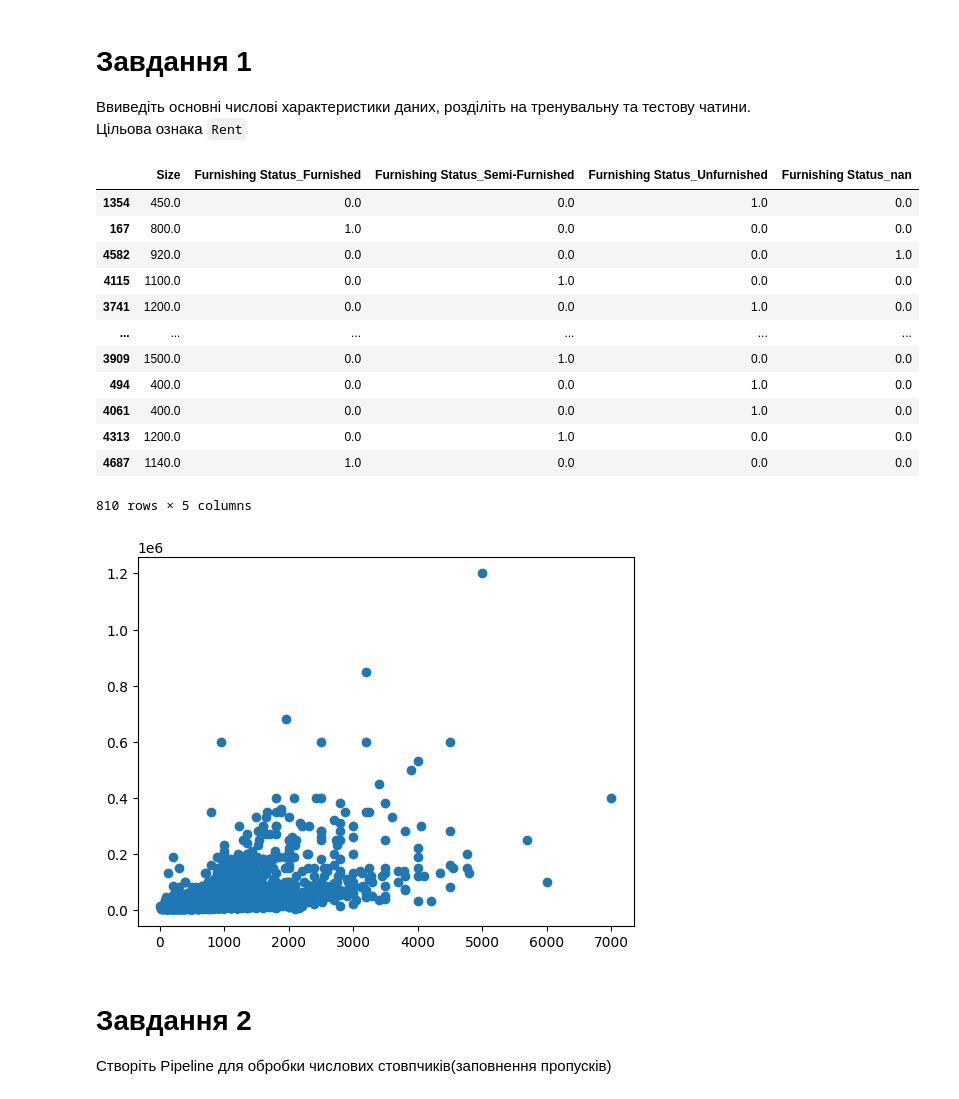
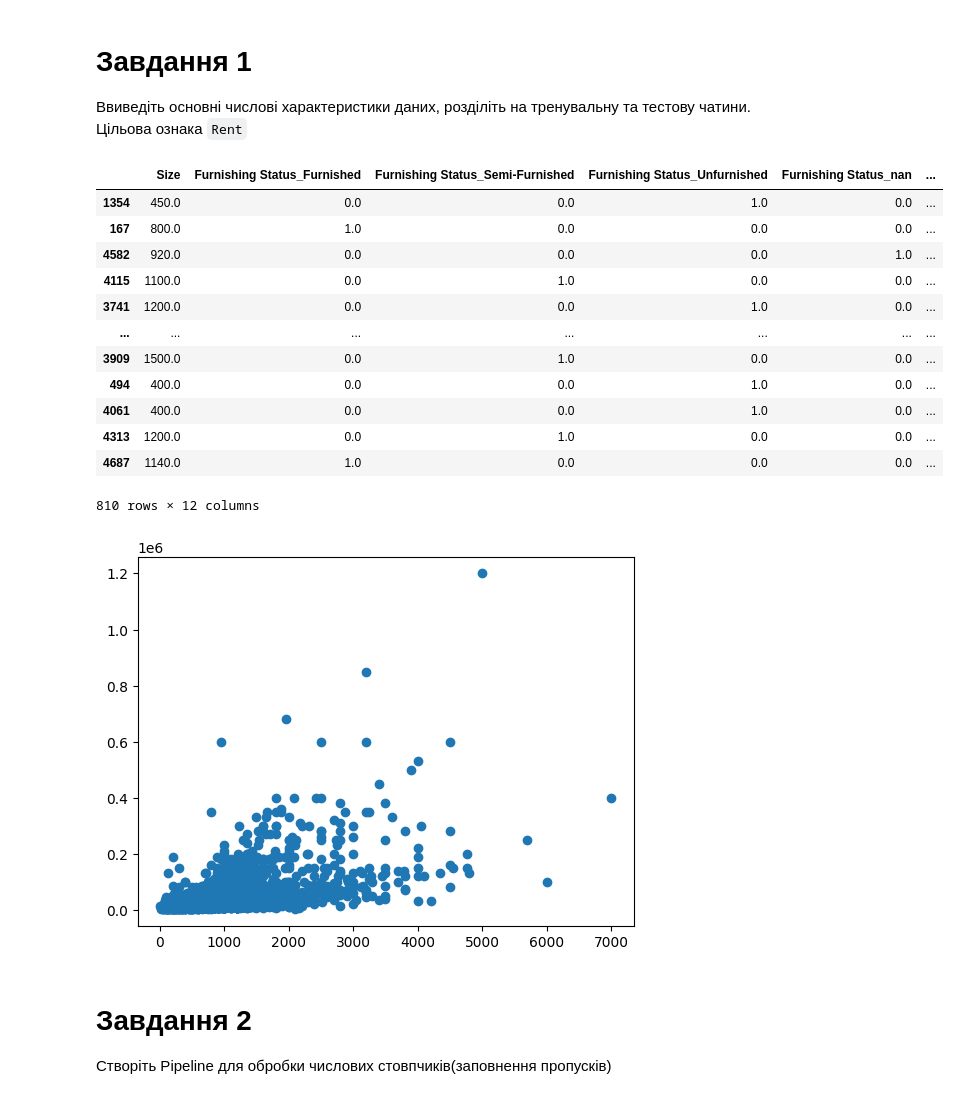
Before and after one commit to svetlanama/ai_practice, a Jupyter notebook: ДЗ_7.ipynb, the cells around one changed output. Cells and saved outputs as stored; diff of their text form; code cells hidden in the pictures.

```diff
--- a/ДЗ_7.ipynb
+++ b/ДЗ_7.ipynb
@@ -36,9 +36,9 @@ df.head()
 df.describe()
 
 # Display histogram
-# ax = df['Rent'].plot(kind='hist',    # тип діаграми hist
-#                              bins=30,        # кількість стовпчиків
-#                              figsize=(14,6)  # розмір зображення(в дюймах)
+# ax = df['Rent'].plot(kind='hist',    # diagramm type hist
+#                              bins=30,        # column count
+#                              figsize=(14,6)  # image size (in inch)
 #                              )
 # ax.set_ylabel('Rent')
 # ax.set_xlabel('other')
@@ -48,55 +48,55 @@ df.describe()
 df=df[df['Rent'] < 1.5e6]
 # df['Rent'].plot(kind='box', vert=False, figsize=(14,6))
 
 df=df[df['Size'] < 0.6e6]
 # df['Size'].plot(kind='box', vert=False, figsize=(24,6))
 
 df.shape
 plt.scatter(df['Size'], df['Rent'])
 
 # Prepare y and X. Divide on train and test set
 y = df['Rent']
 
-X = df.drop(columns=['City', 'Rent']) # TODO: encode City columns
-# X = df.drop(columns='Rent')
+X = df.drop(columns=['Rent'])
+
 
 from sklearn.model_selection import train_test_split
 X_train, X_test, y_train, y_test = train_test_split(X, y,
-                                                    train_size=0.8,  # частка даних для навчання
-                                                    random_state=42) # зерно для генератора випадкових чисел
+                                                    train_size=0.8,  # mai part for train data
+                                                    random_state=42) # random
 
 from sklearn.preprocessing import OneHotEncoder
 
 encoder = OneHotEncoder(sparse_output=False)
 encoder.set_output(transform='pandas')
-encoder.fit(X_train[['Furnishing Status']])
+encoder.fit(X_train[['Furnishing Status', 'City']])
 
-X_train_categorical = encoder.transform(X_train[['Furnishing Status']])
+X_train_categorical = encoder.transform(X_train[['Furnishing Status', 'City']])
 X_train_concat = pd.concat([X_train, X_train_categorical], axis=1)
-X_train_concat.drop(columns='Furnishing Status', inplace=True)
+X_train_concat.drop(columns=['Furnishing Status', 'City'], inplace=True)
 
 X_train_concat
 
 
-X_test_categorical = encoder.transform(X_test[['Furnishing Status']])
+X_test_categorical = encoder.transform(X_test[['Furnishing Status', 'City']])
 X_test_concat = pd.concat([X_test, X_test_categorical], axis=1)
-X_test_concat.drop(columns='Furnishing Status', inplace=True)
+X_test_concat.drop(columns=['Furnishing Status', 'City'], inplace=True)
 
 X_test_concat
 # %% [output]
-|  | Size | Furnishing Status_Furnished | Furnishing Status_Semi-Furnished | Furnishing Status_Unfurnished | Furnishing Status_nan |
-| 1354 | 450.0 | 0.0 | 0.0 | 1.0 | 0.0 |
-| 167 | 800.0 | 1.0 | 0.0 | 0.0 | 0.0 |
-| 4582 | 920.0 | 0.0 | 0.0 | 0.0 | 1.0 |
-| 4115 | 1100.0 | 0.0 | 1.0 | 0.0 | 0.0 |
-| 3741 | 1200.0 | 0.0 | 0.0 | 1.0 | 0.0 |
-| ... | ... | ... | ... | ... | ... |
-| 3909 | 1500.0 | 0.0 | 1.0 | 0.0 | 0.0 |
-| 494 | 400.0 | 0.0 | 0.0 | 1.0 | 0.0 |
-| 4061 | 400.0 | 0.0 | 0.0 | 1.0 | 0.0 |
-| 4313 | 1200.0 | 0.0 | 1.0 | 0.0 | 0.0 |
-| 4687 | 1140.0 | 1.0 | 0.0 | 0.0 | 0.0 |
+|  | Size | Furnishing Status_Furnished | Furnishing Status_Semi-Furnished | Furnishing Status_Unfurnished | Furnishing Status_nan | ... |
+| 1354 | 450.0 | 0.0 | 0.0 | 1.0 | 0.0 | ... |
+| 167 | 800.0 | 1.0 | 0.0 | 0.0 | 0.0 | ... |
+| 4582 | 920.0 | 0.0 | 0.0 | 0.0 | 1.0 | ... |
+| 4115 | 1100.0 | 0.0 | 1.0 | 0.0 | 0.0 | ... |
+| 3741 | 1200.0 | 0.0 | 0.0 | 1.0 | 0.0 | ... |
+| ... | ... | ... | ... | ... | ... | ... |
+| 3909 | 1500.0 | 0.0 | 1.0 | 0.0 | 0.0 | ... |
+| 494 | 400.0 | 0.0 | 0.0 | 1.0 | 0.0 | ... |
+| 4061 | 400.0 | 0.0 | 0.0 | 1.0 | 0.0 | ... |
+| 4313 | 1200.0 | 0.0 | 1.0 | 0.0 | 0.0 | ... |
+| 4687 | 1140.0 | 1.0 | 0.0 | 0.0 | 0.0 | ... |
-810 rows × 5 columns
+810 rows × 12 columns
 [figure]
 # %% [markdown]
 # Завдання 2
```
Also changed, not shown: parts of 3 cells of this notebook.
